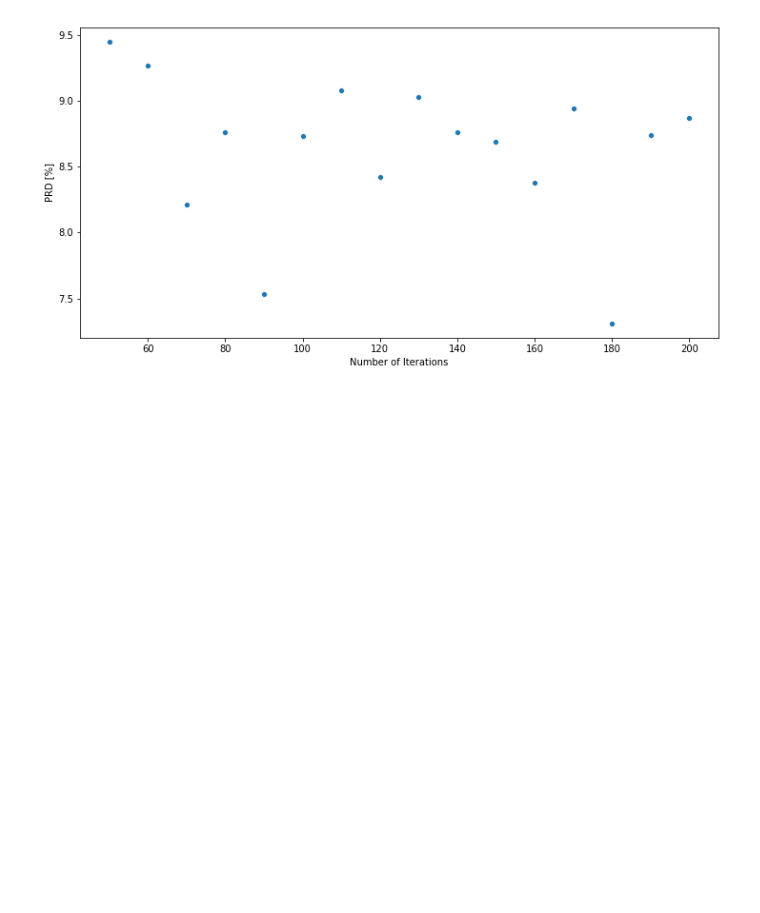
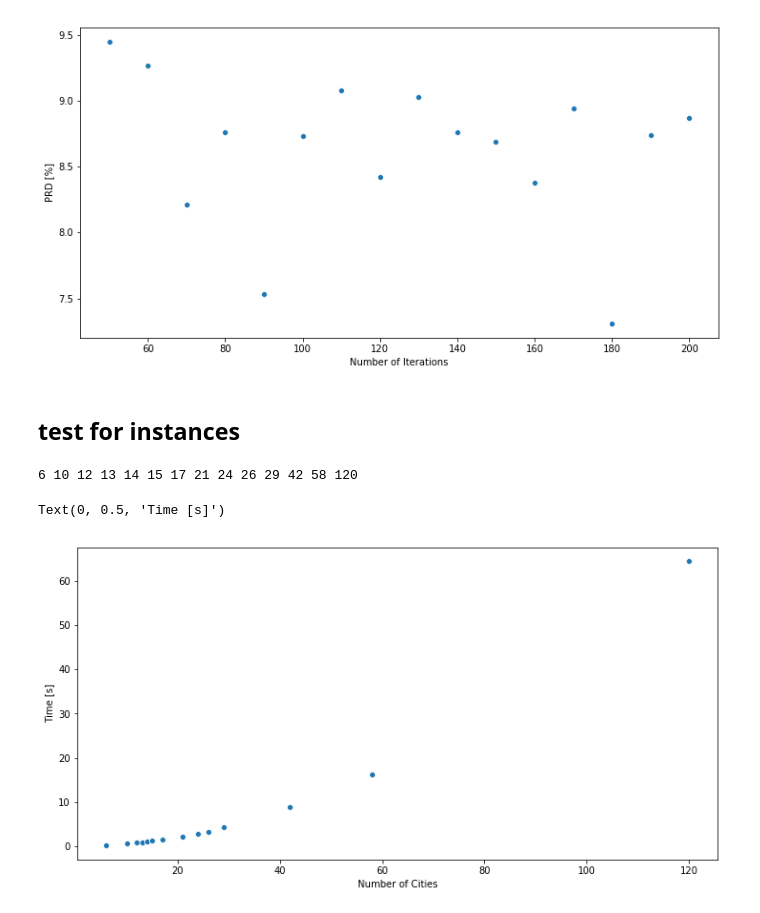
Before and after one commit to MikitaChabatarovich/pea, a Jupyter notebook: ant_colony_test.ipynb, the cells around one changed output. Cells and saved outputs as stored; diff of their text form; code cells hidden in the pictures; blank space fills up the shorter version.

Commit message:
new tests

```diff
--- a/ant_colony_test.ipynb
+++ b/ant_colony_test.ipynb
@@ -170,3 +170,17 @@ plt.ylabel('PRD [%]')
 # %% [output]
 Text(0, 0.5, 'PRD [%]')
 [figure]
+# %% [markdown]
+## test for instances
+# %%
+ prd_list, time_list = run_test(num_ants=10, alpha=0.1, num_Iter=120,explore_probability=0.7, beta=1)
+# %% [output]
+6 10 12 13 14 15 17 21 24 26 29 42 58 120
+# %%
+plt.figure(figsize=(12,6))
+sns.scatterplot(x = list(utils.best_dict.keys()), y = time_list)
+plt.xlabel("Number of Cities")
+plt.ylabel("Time [s]")
+# %% [output]
+Text(0, 0.5, 'Time [s]')
+[figure, added]
```
Also changed, not shown: parts of 3 cells of this notebook.
